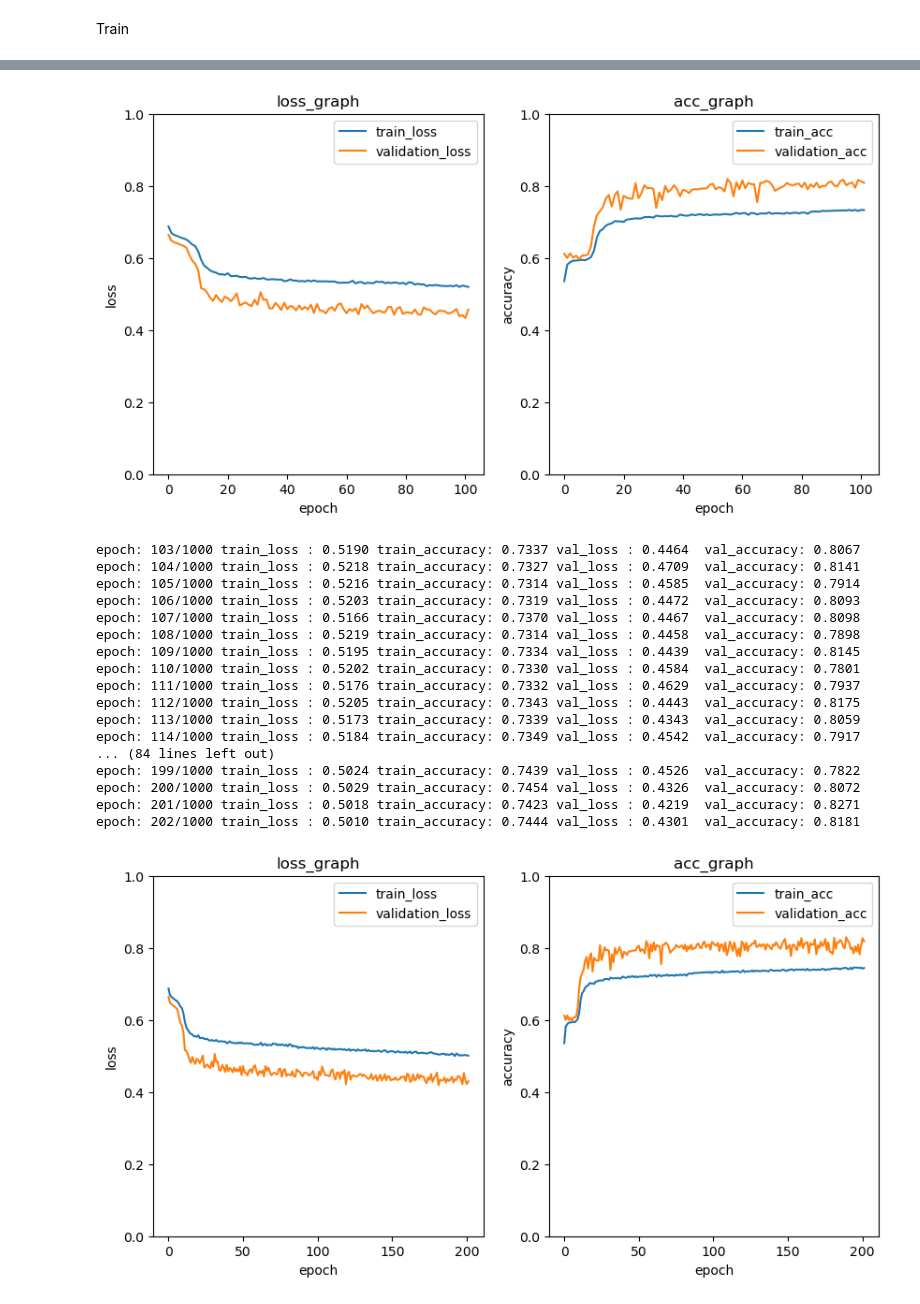
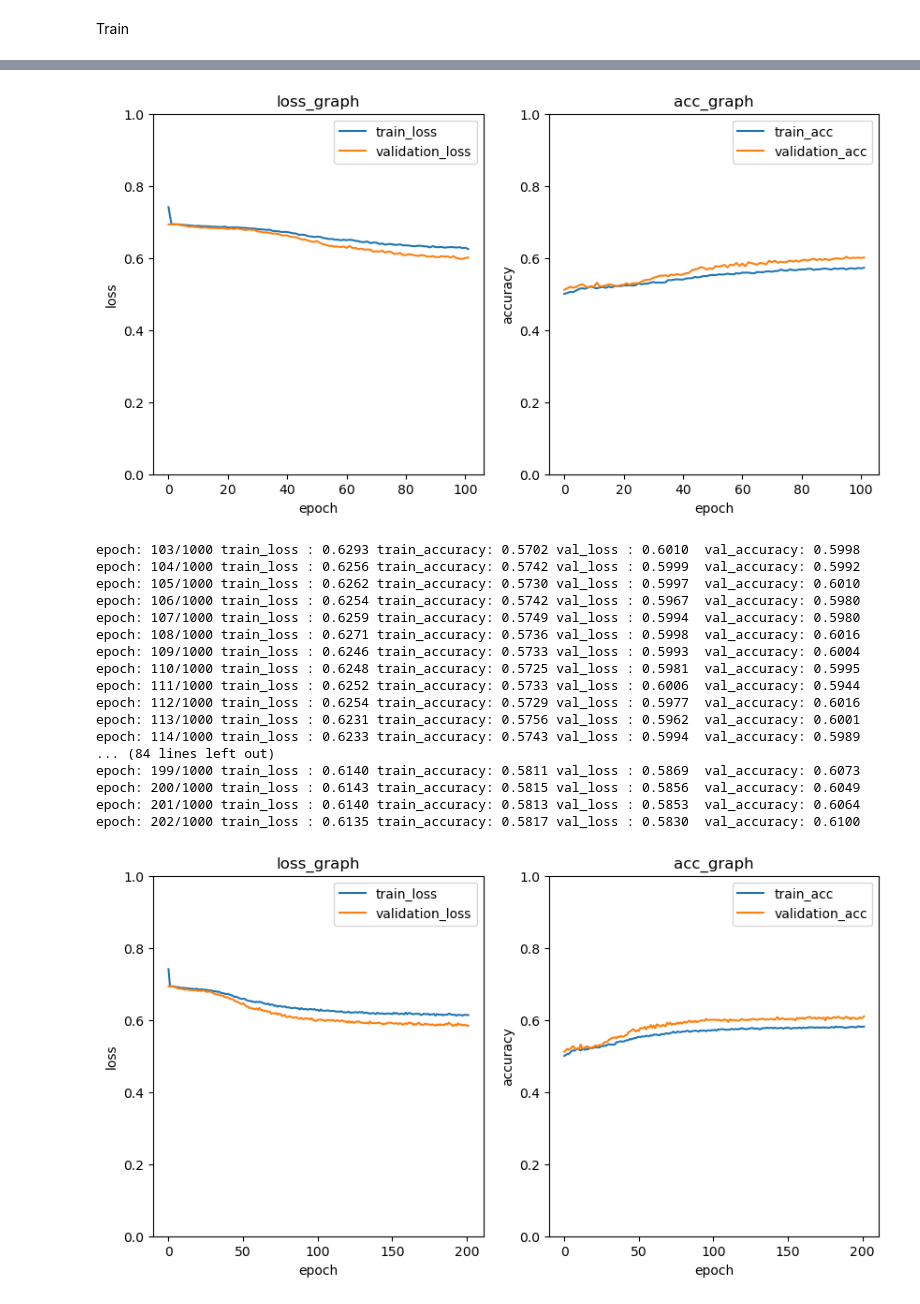
Before and after one commit to Leeyoungsup/emedi_healthcare, a Jupyter notebook: CNN-1D.ipynb, the cells around one changed output, grey strips where cells are left out. Cells and saved outputs as stored; diff of their text form; code cells hidden in the pictures.

```diff
--- a/CNN-1D.ipynb
+++ b/CNN-1D.ipynb
@@ -36,16 +35,13 @@ class CustomDataset(Dataset):
         AF_signal_label=self.PPG_label[idx]
         return signal_tensor,AF_signal_label
 
-train_csv_path ='../../data/AF/Waveform/train/'
-test_csv_path ='../../data/AF/Waveform/test/'
+train_csv_path ='../../data/Mix_artifacts/wavefrom/'
 
-train_data_list=glob(train_csv_path+Type_class+'/**/*.csv')
-test_data_list=glob(test_csv_path+Type_class+'/**/*.csv')
-train_data=torch.empty(len(train_data_list),1,1000)
+train_data_list=glob(train_csv_path+'/**/*.csv')
+train_data=torch.empty(len(train_data_list),1,3000)
 train_label=torch.empty(len(train_data_list),1)
-test_data=torch.empty(len(test_data_list),1,1000)
-test_label=torch.empty(len(test_data_list),1)
-for i in range(len(train_data_list)):
+
+for i in tqdm(range(len(train_data_list))):
     signal_csv=pd.read_csv(train_data_list[i])['PPG'].to_numpy()
     train_data_list[i].find('positive')
     AF_signal_label=0
@@ -56,26 +52,13 @@ for i in range(len(train_data_list)):
     train_data[i]=torch.tensor(signal_csv)
     train_label[i]=torch.tensor([AF_signal_label])
 
-for i in range(len(test_data_list)):
-    signal_csv=pd.read_csv(test_data_list[i])['PPG'].to_numpy()
-    test_data_list[i].find('positive')
-    AF_signal_label=0
-    if test_data_list[i].find('positive')!=-1:
-        AF_signal_label=1
-    else:
-        AF_signal_label=0
-    test_data[i]=torch.tensor(signal_csv)
-    test_label[i]=torch.tensor([AF_signal_label])
-
 train_dataset=CustomDataset(train_data,train_label)
-test_dataset=CustomDataset(test_data ,test_label)
-dataset_size = len(test_dataset)
-test_size = int(dataset_size * 0.5)
-validation_size = dataset_size-test_size
-validation_dataset, test_dataset = random_split(test_dataset, [validation_size, test_size])
+dataset_size = len(train_dataset)
+train_size = int(dataset_size * 0.9)
+validation_size = dataset_size-train_size
+validation_dataset, test_dataset = random_split(train_dataset, [validation_size, train_size])
 train_dataloader = DataLoader(train_dataset, batch_size=batch_size, shuffle=True, drop_last=True)
 validation_dataloader = DataLoader(validation_dataset, batch_size=batch_size, shuffle=True, drop_last=True)
-test_dataloader = DataLoader(test_dataset, batch_size=batch_size, shuffle=True, drop_last=True)
 # %% [markdown]
 model
 # %%
@@ -93,7 +76,7 @@ class CNN1D(nn.Module):
         self.relu2=nn.ReLU()
         self.dropout2=nn.Dropout1d(0.5)
         self.pool2=torch.nn.MaxPool1d(kernel_size=5)
-        self.fc1=nn.Linear(50*40, 200, bias=False)
+        self.fc1=nn.Linear(50*120, 200, bias=False)
         self.fc2=nn.Linear(200, 1, bias=False)
     def forward(self,x):
 
@@ -116,7 +99,7 @@ accuracy = torchmetrics.Accuracy(task="binary", num_classes=1).to(device0)
 model = CNN1D().to(device0)
 criterion = nn.BCEWithLogitsLoss().to(device0)
 optimizer = torch.optim.Adam(model.parameters(), lr=2e-3)
-summary(model,(batch_size,1,1000))
+summary(model,(batch_size,1,3000))
 # %% [output]
 ==========================================================================================
 Layer (type:depth-idx)                   Output Shape              Param #
@@ -205,7 +188,7 @@ for epoch in range(1000):
         plt.show()
 
     if MIN_loss>(val_running_loss/val_count):
-        torch.save(model.state_dict(), '../../model/Waveform/'+Type_class+'/BiLSTM_CNN_1D_10_TypeAll_call_back.pt')
+        torch.save(model.state_dict(), '../../model/architecture_waveform/CNN_1D_30_TypeAll_call_back.pt')
         MIN_loss=(val_running_loss/val_count)
-torch.save(model.state_dict(), '../../model/Waveform/'+Type_class+'/BiLSTM_CNN_1D_10_TypeAll.pt')
+torch.save(model.state_dict(), '../../model/architecture_waveform/CNN_1D_30_TypeAll.pt')
 # %% [output]
@@ -232,19 +215,19 @@ epoch: 102/1000 train_loss : 0.5198 train_accuracy: 0.7330 val_loss : 0.4571  va
-[figure, old version]
+[figure, new version]
-epoch: 103/1000 train_loss : 0.5190 train_accuracy: 0.7337 val_loss : 0.4464  val_accuracy: 0.8067
-epoch: 104/1000 train_loss : 0.5218 train_accuracy: 0.7327 val_loss : 0.4709  val_accuracy: 0.8141
-epoch: 105/1000 train_loss : 0.5216 train_accuracy: 0.7314 val_loss : 0.4585  val_accuracy: 0.7914
-epoch: 106/1000 train_loss : 0.5203 train_accuracy: 0.7319 val_loss : 0.4472  val_accuracy: 0.8093
-epoch: 107/1000 train_loss : 0.5166 train_accuracy: 0.7370 val_loss : 0.4467  val_accuracy: 0.8098
-epoch: 108/1000 train_loss : 0.5219 train_accuracy: 0.7314 val_loss : 0.4458  val_accuracy: 0.7898
-epoch: 109/1000 train_loss : 0.5195 train_accuracy: 0.7334 val_loss : 0.4439  val_accuracy: 0.8145
-epoch: 110/1000 train_loss : 0.5202 train_accuracy: 0.7330 val_loss : 0.4584  val_accuracy: 0.7801
-epoch: 111/1000 train_loss : 0.5176 train_accuracy: 0.7332 val_loss : 0.4629  val_accuracy: 0.7937
-epoch: 112/1000 train_loss : 0.5205 train_accuracy: 0.7343 val_loss : 0.4443  val_accuracy: 0.8175
-epoch: 113/1000 train_loss : 0.5173 train_accuracy: 0.7339 val_loss : 0.4343  val_accuracy: 0.8059
-epoch: 114/1000 train_loss : 0.5184 train_accuracy: 0.7349 val_loss : 0.4542  val_accuracy: 0.7917
+epoch: 103/1000 train_loss : 0.6293 train_accuracy: 0.5702 val_loss : 0.6010  val_accuracy: 0.5998
+epoch: 104/1000 train_loss : 0.6256 train_accuracy: 0.5742 val_loss : 0.5999  val_accuracy: 0.5992
+epoch: 105/1000 train_loss : 0.6262 train_accuracy: 0.5730 val_loss : 0.5997  val_accuracy: 0.6010
+epoch: 106/1000 train_loss : 0.6254 train_accuracy: 0.5742 val_loss : 0.5967  val_accuracy: 0.5980
+epoch: 107/1000 train_loss : 0.6259 train_accuracy: 0.5749 val_loss : 0.5994  val_accuracy: 0.5980
+epoch: 108/1000 train_loss : 0.6271 train_accuracy: 0.5736 val_loss : 0.5998  val_accuracy: 0.6016
+epoch: 109/1000 train_loss : 0.6246 train_accuracy: 0.5733 val_loss : 0.5993  val_accuracy: 0.6004
+epoch: 110/1000 train_loss : 0.6248 train_accuracy: 0.5725 val_loss : 0.5981  val_accuracy: 0.5995
+epoch: 111/1000 train_loss : 0.6252 train_accuracy: 0.5733 val_loss : 0.6006  val_accuracy: 0.5944
+epoch: 112/1000 train_loss : 0.6254 train_accuracy: 0.5729 val_loss : 0.5977  val_accuracy: 0.6016
+epoch: 113/1000 train_loss : 0.6231 train_accuracy: 0.5756 val_loss : 0.5962  val_accuracy: 0.6001
+epoch: 114/1000 train_loss : 0.6233 train_accuracy: 0.5743 val_loss : 0.5994  val_accuracy: 0.5989
 ... (84 lines left out)
-epoch: 199/1000 train_loss : 0.5024 train_accuracy: 0.7439 val_loss : 0.4526  val_accuracy: 0.7822
-epoch: 200/1000 train_loss : 0.5029 train_accuracy: 0.7454 val_loss : 0.4326  val_accuracy: 0.8072
-epoch: 201/1000 train_loss : 0.5018 train_accuracy: 0.7423 val_loss : 0.4219  val_accuracy: 0.8271
-epoch: 202/1000 train_loss : 0.5010 train_accuracy: 0.7444 val_loss : 0.4301  val_accuracy: 0.8181
+epoch: 199/1000 train_loss : 0.6140 train_accuracy: 0.5811 val_loss : 0.5869  val_accuracy: 0.6073
+epoch: 200/1000 train_loss : 0.6143 train_accuracy: 0.5815 val_loss : 0.5856  val_accuracy: 0.6049
+epoch: 201/1000 train_loss : 0.6140 train_accuracy: 0.5813 val_loss : 0.5853  val_accuracy: 0.6064
+epoch: 202/1000 train_loss : 0.6135 train_accuracy: 0.5817 val_loss : 0.5830  val_accuracy: 0.6100
-[figure, old version]
+[figure, new version]
```
Also changed, not shown: parts of 4 cells of this notebook, 1 other file.
